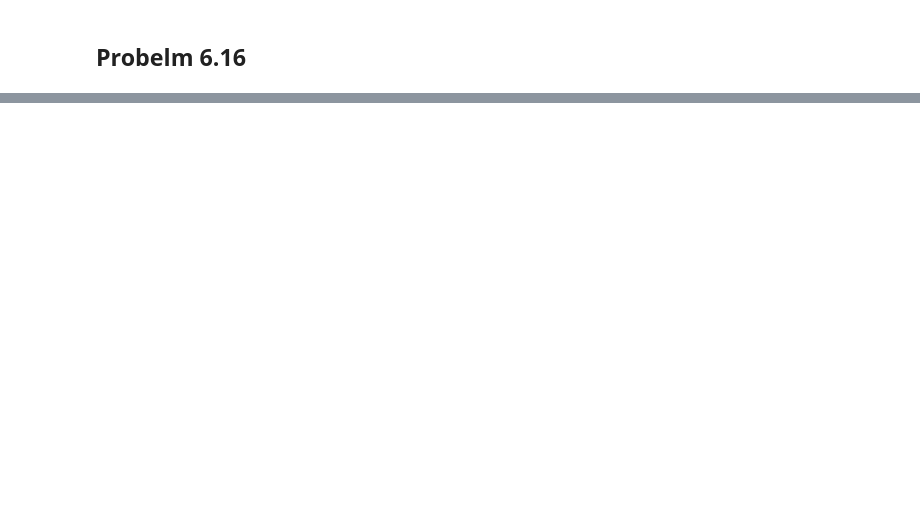
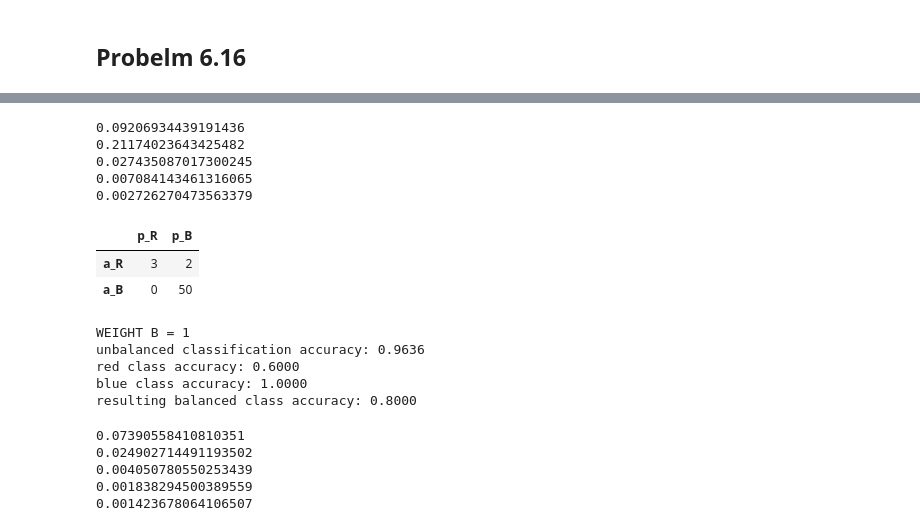
Before and after one commit to JCohner/spring2020, a Jupyter notebook: MLFAA/hw3/Homework3.ipynb, the cells around one changed output, grey strips where cells are left out. Drawn from its saved outputs; the diff is of its cells as text; code cells hidden in the pictures; blank space fills up the shorter version.

```diff
--- a/MLFAA/hw3/Homework3.ipynb
+++ b/MLFAA/hw3/Homework3.ipynb
@@ -242,0 +312,12 @@ acurracy
+# %%
+def grad2_cost(w_tilde, weight):
+    grad2_cost_sum = np.zeros((N,N))
+    for i in range(P):
+        yp = yps[i]
+        if (yp == 1):
+            bp = 1
+        elif (yp == -1):
+            bp = weight
+        grad2_cost_sum += grad2_cost_lam(yp, bp, np.array([1,*xp_tildes.iloc[:,i].to_numpy()]) , w_tilde) * 1/P
+
+    return grad2_cost_sum
@@ -242,0 +350,8 @@ acurracy
+# %%
+w, costs, its = grad_desc(np.array([3, -1, -1]), 1)
+# %% [output]
+0.09206934439191436
+0.21174023643425482
+0.027435087017300245
+0.007084143461316065
+0.002726270473563379
@@ -242,0 +370,60 @@ acurracy
+# %%
+a_0 = "a_R"
+a_1 = "a_B"
+p_0 = "p_R"
+p_1 = "p_B"
+def confusion_matrix_gen(w_tilde):
+
+    confusion_matrix = pd.DataFrame(np.zeros((2,2)), index=[a_0, a_1], columns=[p_0,p_1]).astype('int')
+    for i in range(P):
+        xp_tilde = np.array([1,*xp_tildes.iloc[:,i].to_numpy()])
+        yp = yps[i]
+        #correctly predicted
+        if np.sign(np.matmul(xp_tilde.T, w_tilde)) == np.sign(yp):
+            #pg, ag
+            if (yp > 0):
+                confusion_matrix.loc[a_0, p_0] += 1
+            else:
+                confusion_matrix.loc[a_1, p_1] += 1
+
+        else:
+            if (yp > 0):
+                confusion_matrix.loc[a_0, p_1] += 1
+            else:
+                confusion_matrix.loc[a_1, p_0] += 1
+
+    return confusion_matrix
+# %%
+confusion_matrix_unweight = confusion_matrix_gen(w)
+# %%
+confusion_matrix_unweight
+# %% [output]
+|  | p_R | p_B |
+| a_R | 3 | 2 |
+| a_B | 0 | 50 |
+# %%
+#unbalanced accuracy
+unbal_acc = 1 - 1/ P *num_miss
+#balanced accuracy
+red_acc = 1 - 1/(confusion_matrix_unweight.loc["a_R"].sum()) * confusion_matrix_unweight.loc["a_R", "p_B"]
+blue_acc = 1 - 1/(confusion_matrix_unweight.loc["a_B"].sum()) * confusion_matrix_unweight.loc["a_B", "p_R"]
+balanced_acc = (red_acc + blue_acc) /2
+print("WEIGHT B = 1")
+print("unbalanced classification accuracy: {:0.4f}".format(unbal_acc))
+print("red class accuracy: {:.4f}".format(red_acc))
+print("blue class accuracy: {:.4f}".format(blue_acc))
+print("resulting balanced class accuracy: {:.4f}".format(balanced_acc))
+# %% [output]
+WEIGHT B = 1
+unbalanced classification accuracy: 0.9636
+red class accuracy: 0.6000
+blue class accuracy: 1.0000
+resulting balanced class accuracy: 0.8000
+# %%
+w, costs, its = grad_desc(np.array([3, -1, -1]), 1/5)
+# %% [output]
+0.07390558410810351
+0.024902714491193502
+0.004050780550253439
+0.001838294500389559
+0.001423678064106507
```
Also changed, not shown: parts of 21 cells of this notebook, 1 other file.
